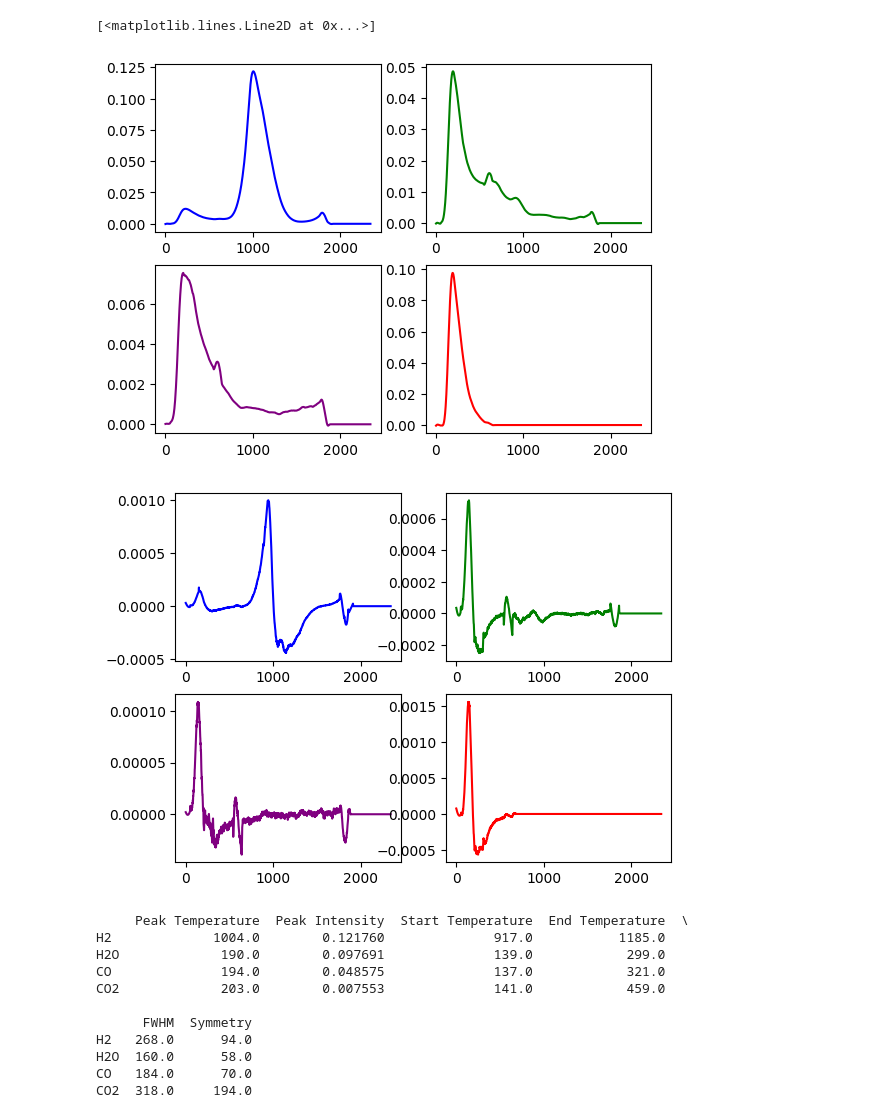
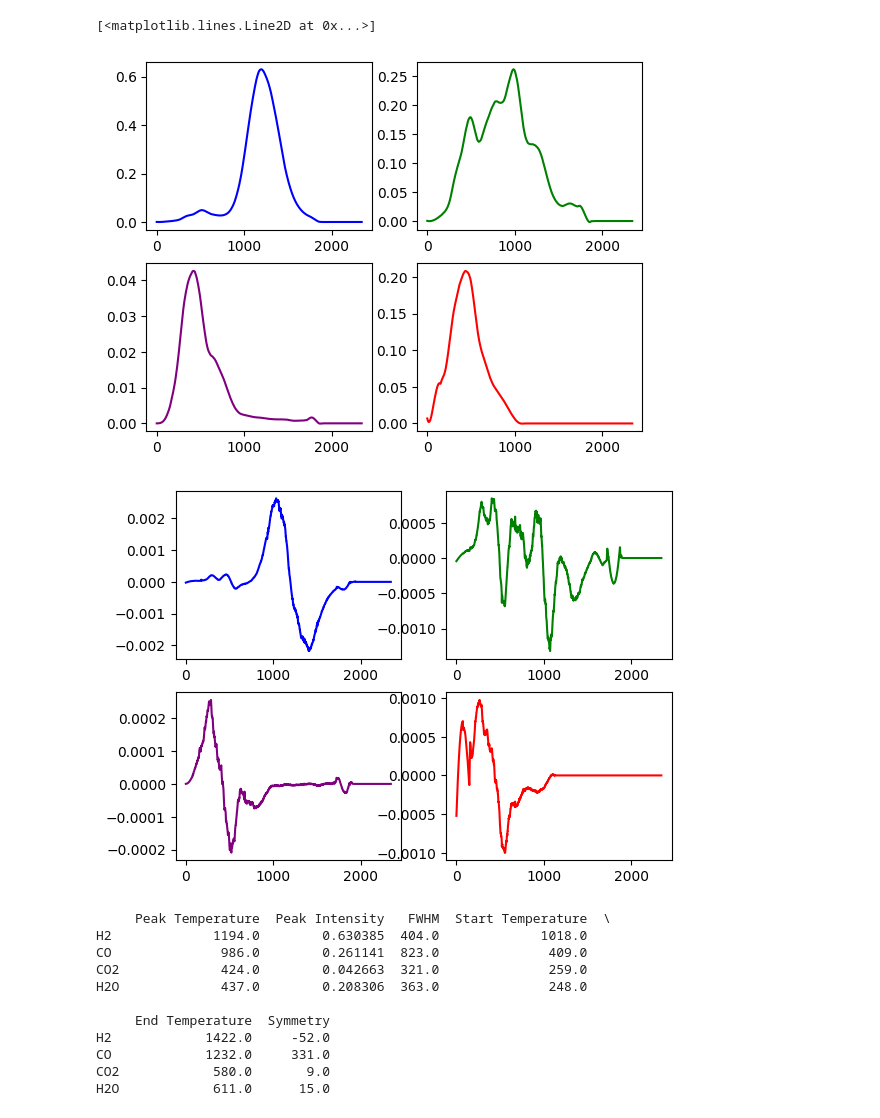
Before and after one commit to shimishiun3/Bulk_Modulus, a Jupyter notebook: Peak_analysis/Peak_analyzer.ipynb, the cells around one changed output. Cells and saved outputs as stored; diff of their text form; code cells hidden in the pictures.

```diff
--- a/Peak_analysis/Peak_analyzer.ipynb
+++ b/Peak_analysis/Peak_analyzer.ipynb
@@ -6,7 +6,7 @@ import matplotlib.pyplot as plt
 import pybeads
 
 # CSVファイルを読み込み、最終行を除去
-data = pd.read_csv('SWNT.csv', skipfooter=1, engine='python')
+data = pd.read_csv('TM300-CMS.csv', skipfooter=1, engine='python')
 
 # Figureオブジェクトを作成
 fig = plt.figure()
@@ -38,10 +38,10 @@ plt.show()
 # H2, CO, CO2, H2Oシグナルを平滑化（Savitzky-Golayフィルタ使用）
 
 smoothed_data = {
-    'H2': savgol_filter(data['H2'], window_length=101, polyorder=3),
-    'H2O': savgol_filter(data['H2O'], window_length=101, polyorder=3),
-    'CO': savgol_filter(data['CO'], window_length=101, polyorder=3),
-    'CO2': savgol_filter(data['CO2'], window_length=101, polyorder=3)
+    'H2': savgol_filter(data['H2'], window_length=151, polyorder=3),
+    'H2O': savgol_filter(data['H2O'], window_length=151, polyorder=3),
+    'CO': savgol_filter(data['CO'], window_length=151, polyorder=3),
+    'CO2': savgol_filter(data['CO2'], window_length=151, polyorder=3)
 }
 #Figureオブジェクトを作成
 fig = plt.figure()
@@ -65,7 +65,7 @@ ax3.plot(x, CO2, 'purple')
 ax4.plot(x, H2O, 'r')
 # %% [output]
 [<matplotlib.lines.Line2D at 0x...>]
-[figure, old version]
+[figure, new version]
 # %%
 # 各ガスシグナルの微分を計算
 derivatives = {
@@ -75,40 +75,40 @@ derivatives = {
     'CO2': np.gradient(smoothed_data['CO2'], data['Temp.'])
 }
 
 #Figureオブジェクトを作成
 fig = plt.figure()
 #Axesオブジェクトを作成
 #1つのFigureに複数のAxesを作成
 ax1 = fig.add_subplot(2, 2, 1)
 ax2 = fig.add_subplot(2, 2, 2)
 ax3 = fig.add_subplot(2, 2, 3)
 ax4 = fig.add_subplot(2, 2, 4)
 #プロットするデータ
 x = data['Temp.']
 H2 = derivatives['H2']
 CO = derivatives['CO']
 CO2 = derivatives['CO2']
 H2O = derivatives['H2O']
 
 #プロット
 ax1.plot(x, H2, 'b')
 ax2.plot(x, CO, 'g')
 ax3.plot(x, CO2, 'purple')
 ax4.plot(x, H2O, 'r')
 
 # ゼロ交差点を格納する辞書
 zero_crossing_indices = {}
 
 # 各ガスについてループを回して、微分が0に近い箇所を探す
 for gas in ['H2', 'H2O', 'CO', 'CO2']:
-    zero_crossing_indices[gas] = np.where(np.abs(derivatives[gas]) < 0.0001)[0]
+    zero_crossing_indices[gas] = np.where(np.abs(derivatives[gas]) < 0.6)[0]
 # %% [output]
-[figure, old version]
+[figure, new version]
 # %%
 # ピーク特性を格納する辞書を作成
 peak_properties = {}
 
-for gas in ['H2', 'H2O', 'CO', 'CO2']:
+for gas in ['H2', 'CO', 'CO2', 'H2O']:
     signal = smoothed_data[gas]
     temperature = data['Temp.']
 
@@ -127,30 +127,31 @@ for gas in ['H2', 'H2O', 'CO', 'CO2']:
     end_temp = temperature[peak_temperature + right_idx[0]] if right_idx.size > 0 else temperature[-1]
 
     # 対称性の計算
-    symmetry = abs((peak_temperature - start_temp) - (end_temp - peak_temperature))
+    symmetry = ((peak_temperature - start_temp) - (end_temp - peak_temperature))
 
     # 特性を辞書に格納
     peak_properties[gas] = {
         "Peak Temperature": peak_temperature,
         "Peak Intensity": peak_intensity,
+        "FWHM": end_temp - start_temp,
         "Start Temperature": start_temp,
         "End Temperature": end_temp,
-        "FWHM": end_temp - start_temp,
         "Symmetry": symmetry
     }
 
 # 結果を表示
 peak_properties_df = pd.DataFrame(peak_properties).T
 print(peak_properties_df)
+peak_properties_df.to_csv('peak_properties.csv')
 # %% [output]
-     Peak Temperature  Peak Intensity  Start Temperature  End Temperature  \
-H2             1004.0        0.121760              917.0           1185.0
-H2O             190.0        0.097691              139.0            299.0
-CO              194.0        0.048575              137.0            321.0
-CO2             203.0        0.007553              141.0            459.0
+     Peak Temperature  Peak Intensity   FWHM  Start Temperature  \
+H2             1194.0        0.630385  404.0             1018.0
+CO              986.0        0.261141  823.0              409.0
+CO2             424.0        0.042663  321.0              259.0
+H2O             437.0        0.208306  363.0              248.0
 
-      FWHM  Symmetry
-H2   268.0      94.0
-H2O  160.0      58.0
-CO   184.0      70.0
-CO2  318.0     194.0
+     End Temperature  Symmetry
+H2            1422.0     -52.0
+CO            1232.0     331.0
+CO2            580.0       9.0
+H2O            611.0      15.0
```
Also changed, not shown: parts of 1 cell of this notebook.
